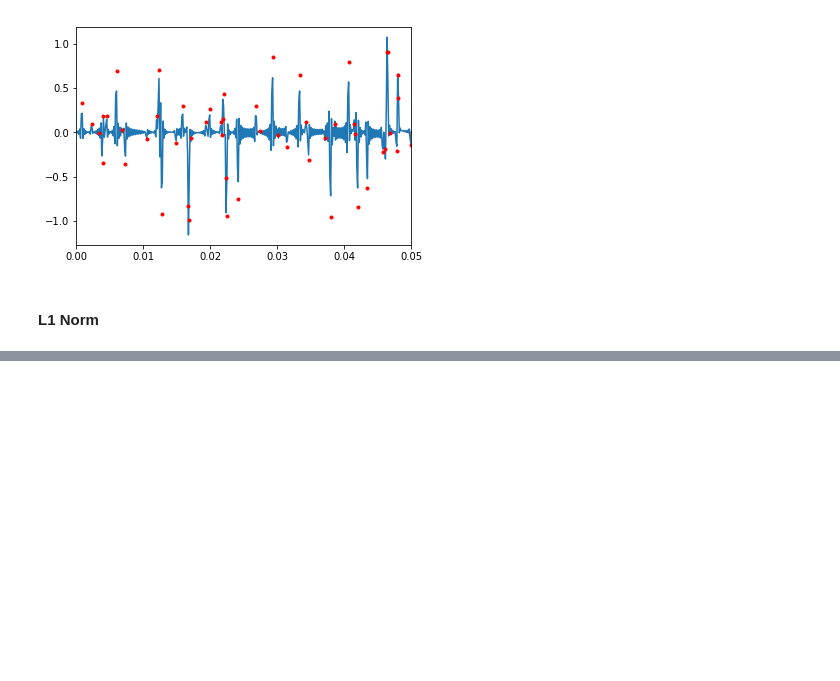
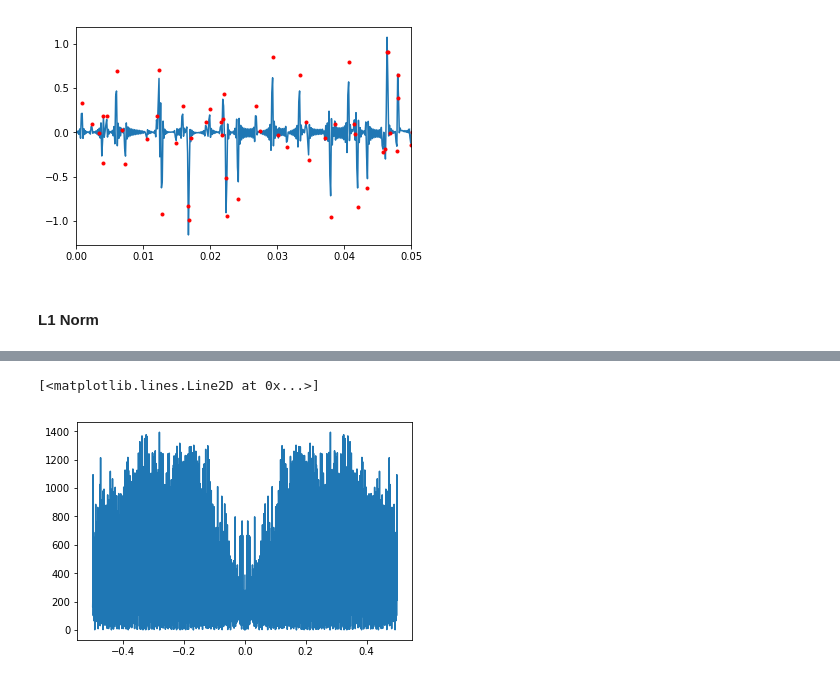
Before and after one commit to Didanny/CMPS-351-Assignments, a Jupyter notebook: Assignment 7/Assignment7.ipynb, the cells around one changed output, grey strips where cells are left out. Cells and saved outputs as stored; diff of their text form; code cells hidden in the pictures; blank space fills up the shorter version.

```diff
--- a/Assignment 7/Assignment7.ipynb
+++ b/Assignment 7/Assignment7.ipynb
@@ -359,0 +370,7 @@ plt.xlim((0,0.05))
+# %%
+freq = np.fft.fftfreq(2500)
+D = np.fft.fft(x)
+plt.plot(freq, D.real**2+D.imag**2)
+# %% [output]
+[<matplotlib.lines.Line2D at 0x...>]
+[figure, added]
```
Also changed, not shown: parts of 5 cells of this notebook, 3 other files.
